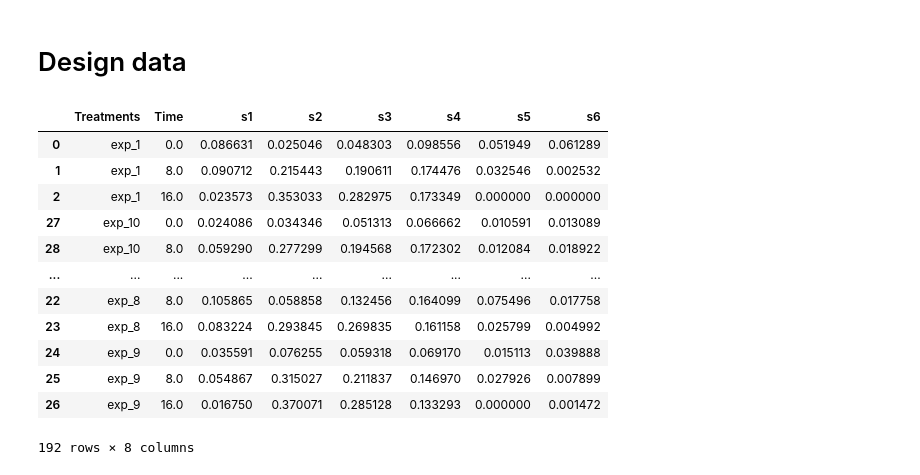
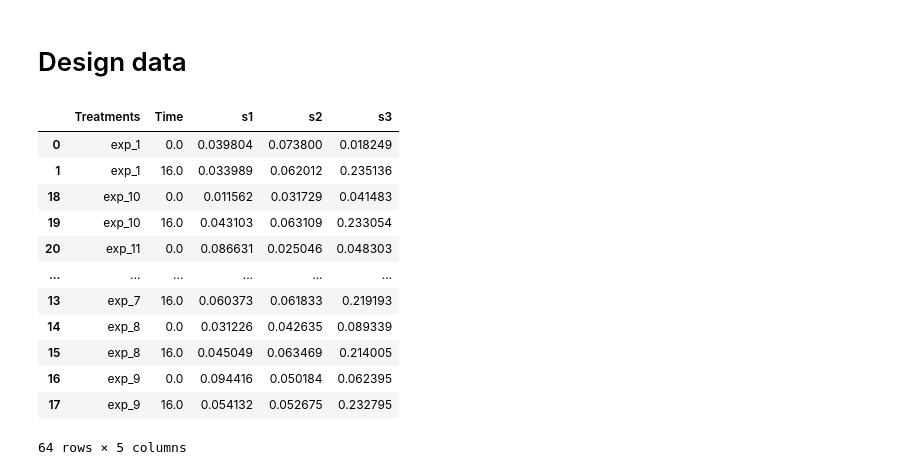
Before and after one commit to JaronThompson/BAMF, a Jupyter notebook: gLV_data/Generate gLV data for CR calibration.ipynb, the cells around one changed output. Cells and saved outputs as stored; diff of their text form; code cells hidden in the pictures.

```diff
--- a/gLV_data/Generate gLV data for CR calibration.ipynb
+++ b/gLV_data/Generate gLV data for CR calibration.ipynb
@@ -30,7 +32,7 @@ np.random.seed(123)
 # Define simulation parameters
 # %%
 # number of species in gLV model
-numspecies = 6
+numspecies = 3
 
 # define names of measured values
 species_names = ['s'+str(i+1) for i in range(numspecies)]
@@ -92,10 +94,10 @@ def runGLV(x, r, A, t_eval):
 # Xlist = [np.reshape(np.array(i), (1, numspecies)) for i in itertools.product([0, 1], repeat = numspecies)]
 # # remove all zeros community
 # X = np.squeeze(np.array(Xlist)[1:], 1)
-X = np.random.uniform(0, 1, [64, numspecies])
+X = np.random.uniform(0, 1, [32, numspecies])
 
 # Number of time points
-NT = 3
+NT = 2
 
 # init data matrix
 N_samples = X.shape[0]
@@ -121,43 +123,43 @@ for i, x in enumerate(X):
 # save data to dataframe
 time = list(teval)*X.shape[0]
 
 all_treatments = []
 for i,x in enumerate(X):
     if sum(x>0) == 1:
         exp_name = f"mono_exp_{i+1}"
     else:
         exp_name = f"exp_{i+1}"
     for _ in range(len(teval)):
         all_treatments.append(exp_name)
 
 # determine names of unique treatments
 unique_treatments = np.unique(all_treatments)
 
 df = pd.DataFrame()
 df['Treatments'] = all_treatments
 df['Time'] = time
 
 # store data in dataframe
 for j,s in enumerate(species_names):
     df[s] = D[:, j+1]
 
 # remove monocolture
 df = pd.concat([df_i for n_i, df_i in df.groupby("Treatments") if "mono" not in n_i])
 
 # save
 df.to_csv(f"gLV_data_for_CR.csv", index=False)
 df
 # %% [output]
-|  | Treatments | Time | s1 | s2 | s3 | s4 | s5 | s6 |
-| 0 | exp_1 | 0.0 | 0.086631 | 0.025046 | 0.048303 | 0.098556 | 0.051949 | 0.061289 |
-| 1 | exp_1 | 8.0 | 0.090712 | 0.215443 | 0.190611 | 0.174476 | 0.032546 | 0.002532 |
-| 2 | exp_1 | 16.0 | 0.023573 | 0.353033 | 0.282975 | 0.173349 | 0.000000 | 0.000000 |
-| 27 | exp_10 | 0.0 | 0.024086 | 0.034346 | 0.051313 | 0.066662 | 0.010591 | 0.013089 |
-| 28 | exp_10 | 8.0 | 0.059290 | 0.277299 | 0.194568 | 0.172302 | 0.012084 | 0.018922 |
-| ... | ... | ... | ... | ... | ... | ... | ... | ... |
-| 22 | exp_8 | 8.0 | 0.105865 | 0.058858 | 0.132456 | 0.164099 | 0.075496 | 0.017758 |
-| 23 | exp_8 | 16.0 | 0.083224 | 0.293845 | 0.269835 | 0.161158 | 0.025799 | 0.004992 |
-| 24 | exp_9 | 0.0 | 0.035591 | 0.076255 | 0.059318 | 0.069170 | 0.015113 | 0.039888 |
-| 25 | exp_9 | 8.0 | 0.054867 | 0.315027 | 0.211837 | 0.146970 | 0.027926 | 0.007899 |
-| 26 | exp_9 | 16.0 | 0.016750 | 0.370071 | 0.285128 | 0.133293 | 0.000000 | 0.001472 |
+|  | Treatments | Time | s1 | s2 | s3 |
+| 0 | exp_1 | 0.0 | 0.039804 | 0.073800 | 0.018249 |
+| 1 | exp_1 | 16.0 | 0.033989 | 0.062012 | 0.235136 |
+| 18 | exp_10 | 0.0 | 0.011562 | 0.031729 | 0.041483 |
+| 19 | exp_10 | 16.0 | 0.043103 | 0.063109 | 0.233054 |
+| 20 | exp_11 | 0.0 | 0.086631 | 0.025046 | 0.048303 |
+| ... | ... | ... | ... | ... | ... |
+| 13 | exp_7 | 16.0 | 0.060373 | 0.061833 | 0.219193 |
+| 14 | exp_8 | 0.0 | 0.031226 | 0.042635 | 0.089339 |
+| 15 | exp_8 | 16.0 | 0.045049 | 0.063469 | 0.214005 |
+| 16 | exp_9 | 0.0 | 0.094416 | 0.050184 | 0.062395 |
+| 17 | exp_9 | 16.0 | 0.054132 | 0.052675 | 0.232795 |
-192 rows × 8 columns
+64 rows × 5 columns
```
Also changed, not shown: parts of 1 cell of this notebook, 7 other files.
